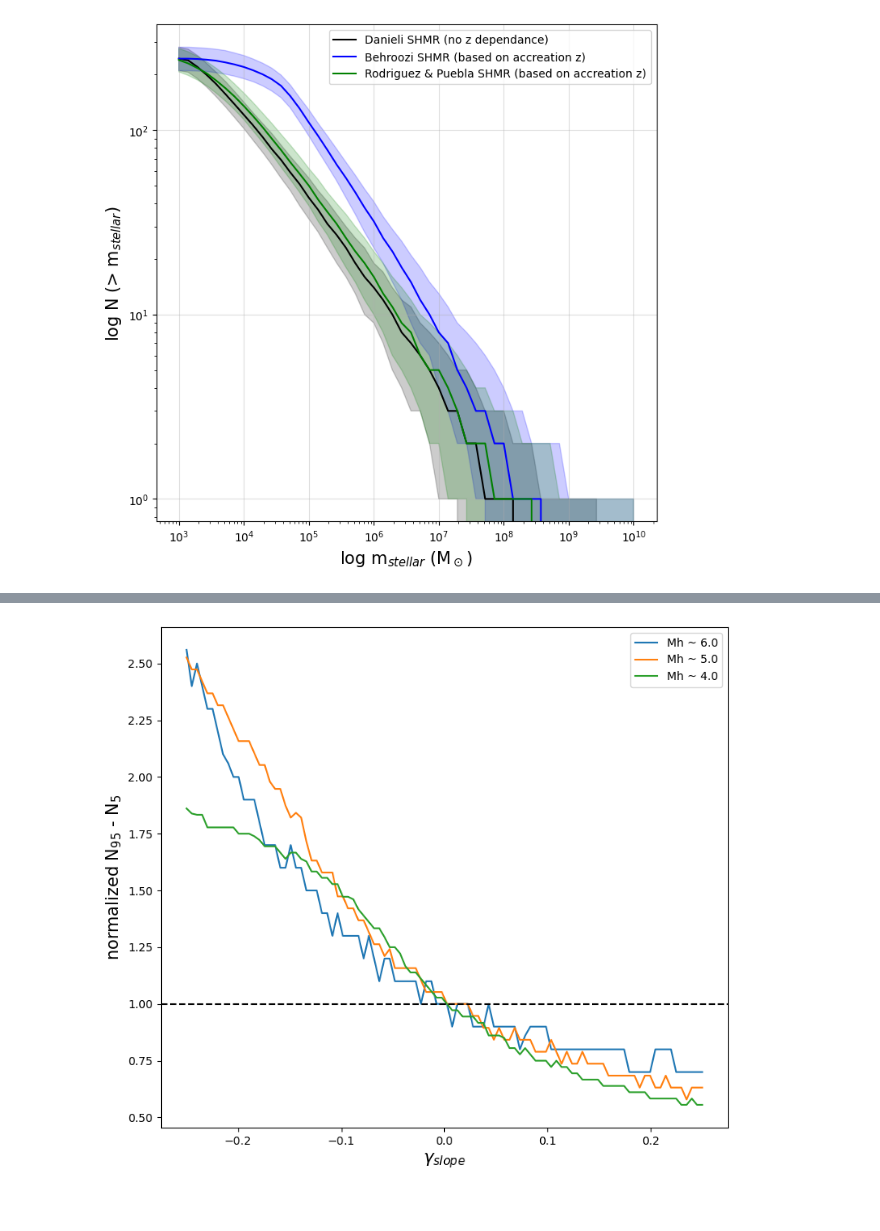
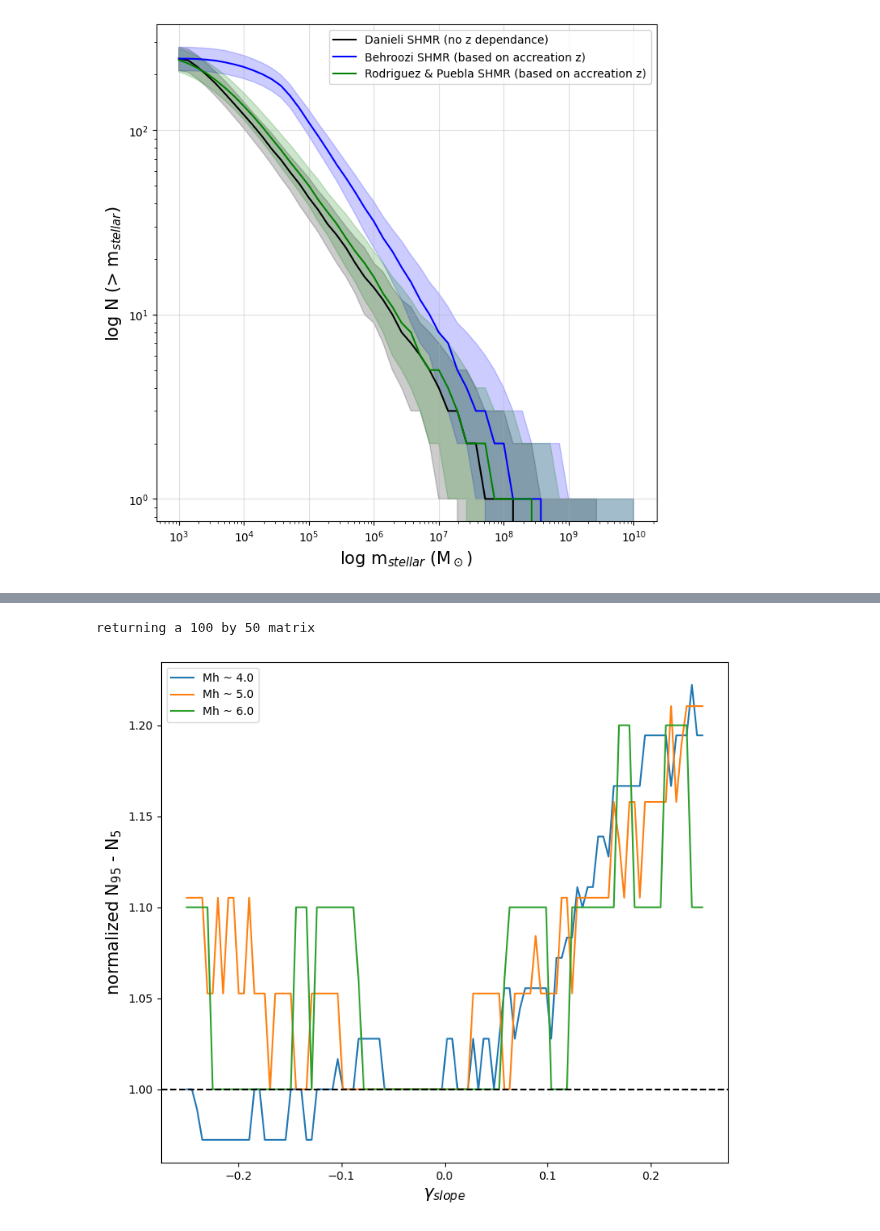
Before and after one commit to jsmonzon/SatGen, a Jupyter notebook: notebooks/CSMF_redshift.ipynb, the cells around one changed output, grey strips where cells are left out. Cells and saved outputs as stored; diff of their text form; code cells hidden in the pictures.

```diff
--- a/notebooks/CSMF_redshift.ipynb
+++ b/notebooks/CSMF_redshift.ipynb
@@ -70,4 +67,0 @@ plt.show()
-# %%
-as_data[:, 0] = 0.0  # removing the host mass from the matrix
-zero_mask = as_data != 0.0
-Mh = np.log10(np.where(zero_mask, as_data, np.nan)) #switching the to nans!
@@ -112,0 +68,9 @@ plt.show()
+# %%
+for i in np.linspace(-0.25, 0.25, 5):
+    Ms = SHMR(as_data, alt="s", gamma=i, red=as_red)
+    plt.scatter(as_data[0], Ms[0], label=str(i))
+
+#plt.yscale("log")
+plt.xscale("log")
+plt.legend()
+plt.show()
@@ -112,0 +79,9 @@ plt.show()
+# %%
+for i in np.linspace(-0.25, 0.25, 5):
+    Ms = SHMR(as_data, alt="i", gamma=i, red=as_red)
+    plt.scatter(as_data[0], Ms[0], label=str(i))
+
+#plt.yscale("log")
+plt.xscale("log")
+plt.legend()
+plt.show()
@@ -147,27 +126,24 @@ plt.show()
+# %%
+stat = scatter_stat(mat, surv_CSMF)
+
+m4 = stat[:,8]
+m5 = stat[:,15]
+m6 = stat[:,22]
+# %% [output]
+returning a 100 by 50 matrix
 # %%
-N_diff_4 = mat[:,2,8] - mat[:,0,8]
-
-N_diff_5 = mat[:,2,15] - mat[:,0,15]
-
-N_diff_6 = mat[:,2,22] - mat[:,0,22]
-
-real_diff_4 = surv_CSMF[2, 8] - surv_CSMF[0, 8]
-
-real_diff_5 = surv_CSMF[2, 15] - surv_CSMF[0, 15]
-
-real_diff_6 = surv_CSMF[2, 22] - surv_CSMF[0, 22]
 plt.figure(figsize=(9,8))
 
-plt.plot(gammas, N_diff_6/real_diff_6, label="Mh ~ "+str(np.round(np.log10(surv_massr[22]))))
-plt.plot(gammas, N_diff_5/real_diff_5, label="Mh ~ "+str(np.round(np.log10(surv_massr[15]))))
-plt.plot(gammas, N_diff_4/real_diff_4, label="Mh ~ "+str(np.round(np.log10(surv_massr[8]))))
+plt.plot(gammas, m4, label="Mh ~ "+str(np.round(np.log10(surv_massr[8]))))
+plt.plot(gammas, m5, label="Mh ~ "+str(np.round(np.log10(surv_massr[15]))))
+plt.plot(gammas, m6, label="Mh ~ "+str(np.round(np.log10(surv_massr[22]))))
 
 
 plt.axhline(1, color="black", ls="--")
 plt.xlabel("$\gamma_{slope}$", fontsize=15)
 plt.ylabel("normalized $\mathrm{N}_{95}$ - $\mathrm{N}_{5}$", fontsize=15)
 plt.legend()
 plt.show()
 plt.show()
 # %% [output]
-[figure, old version]
+[figure, new version]
```
Also changed, not shown: parts of 14 cells of this notebook, 7 other files.
